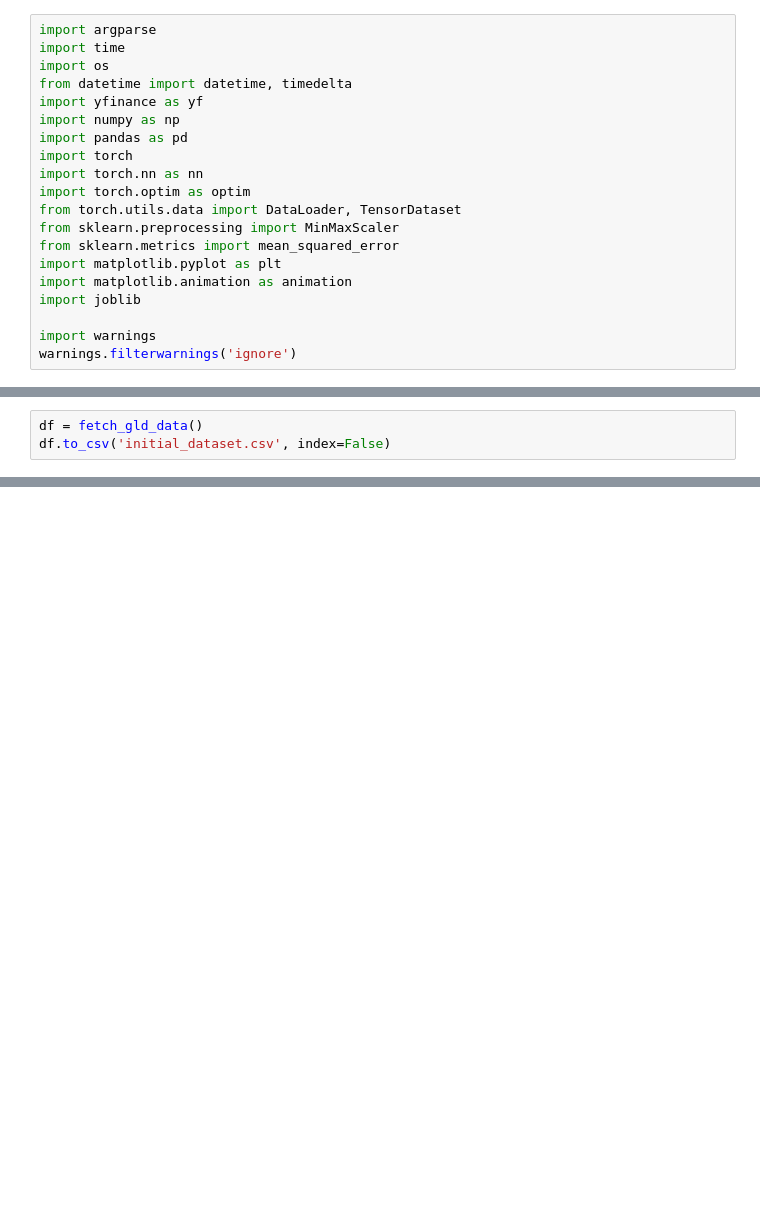
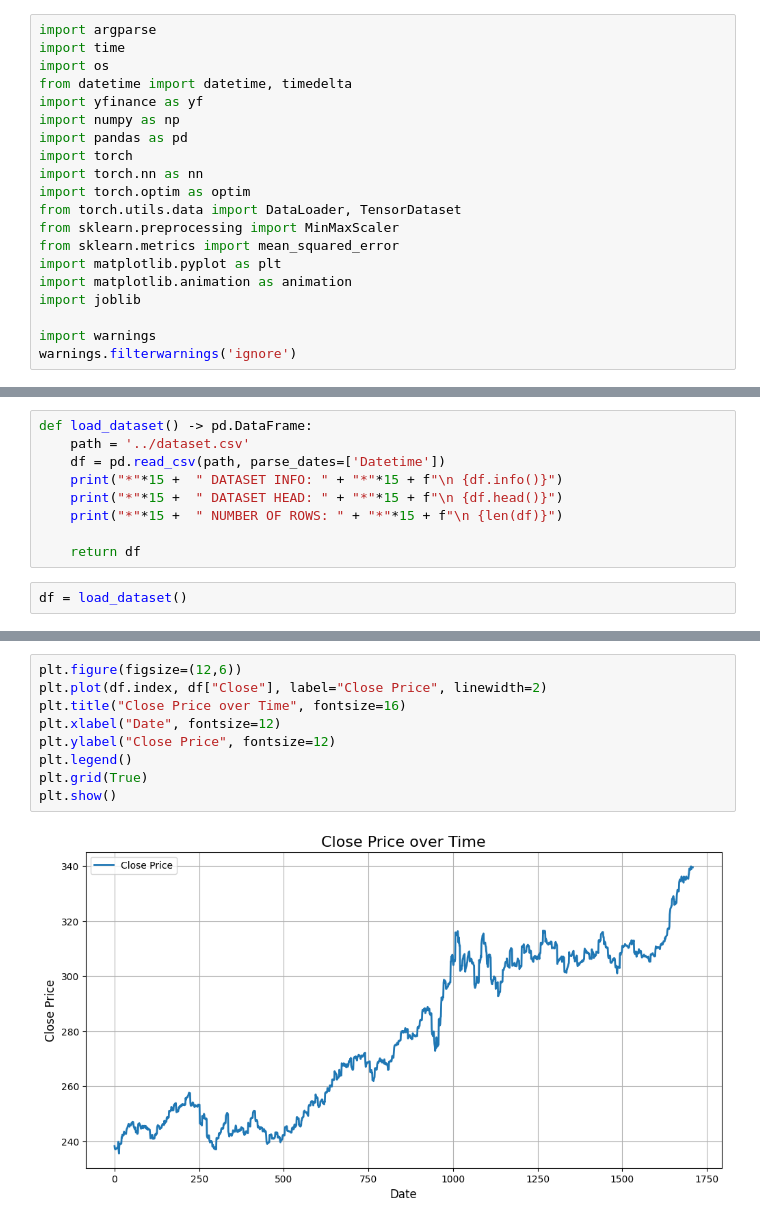
Before and after one commit to sejfovskienes/training-model-strong, a Jupyter notebook: notebook/script.ipynb, the cells around one changed output, grey strips where cells are left out. Saved outputs shown, nothing was run; the diff lists cells and outputs as text; blank space fills up the shorter version.

```diff
--- a/notebook/script.ipynb
+++ b/notebook/script.ipynb
@@ -244,3 +20,0 @@ def fetch_gld_data(live_mode=False, force_refresh=False):
-# %%
-df = fetch_gld_data()
-df.to_csv('initial_dataset.csv', index=False)
@@ -262,0 +21,11 @@ error occured: Downloaded GLD data is empty
+# %%
+def load_dataset() -> pd.DataFrame:
+    path = '../dataset.csv'
+    df = pd.read_csv(path, parse_dates=['Datetime'])
+    print("*"*15 +  " DATASET INFO: " + "*"*15 + f"\n {df.info()}")
+    print("*"*15 +  " DATASET HEAD: " + "*"*15 + f"\n {df.head()}")
+    print("*"*15 +  " NUMBER OF ROWS: " + "*"*15 + f"\n {len(df)}")
+
+    return df
+# %%
+df = load_dataset()
@@ -262,0 +50,11 @@ error occured: Downloaded GLD data is empty
+# %%
+plt.figure(figsize=(12,6))
+plt.plot(df.index, df["Close"], label="Close Price", linewidth=2)
+plt.title("Close Price over Time", fontsize=16)
+plt.xlabel("Date", fontsize=12)
+plt.ylabel("Close Price", fontsize=12)
+plt.legend()
+plt.grid(True)
+plt.show()
+# %% [output]
+[figure, added]
```
Also changed, not shown: parts of 9 cells of this notebook, 6 other files.
